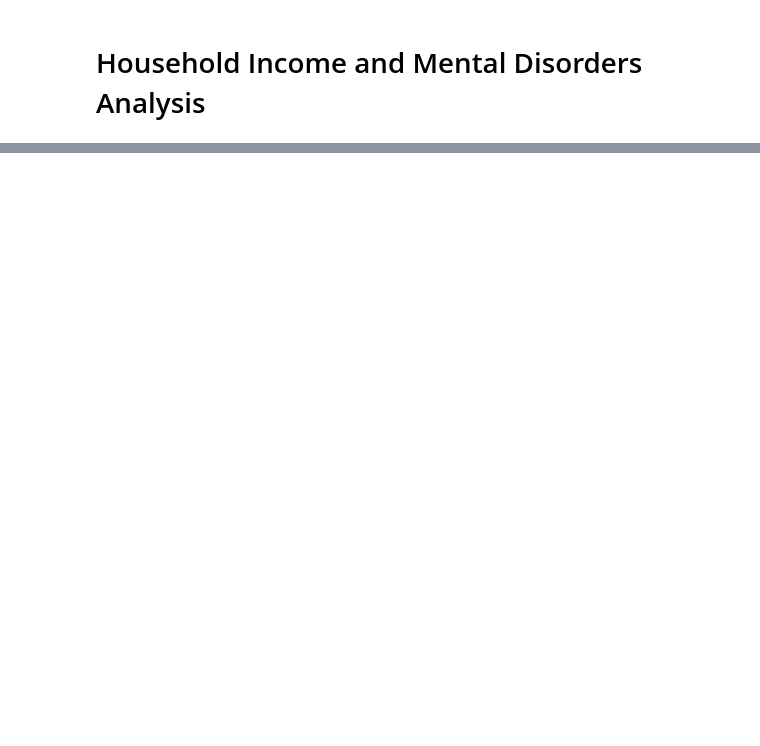
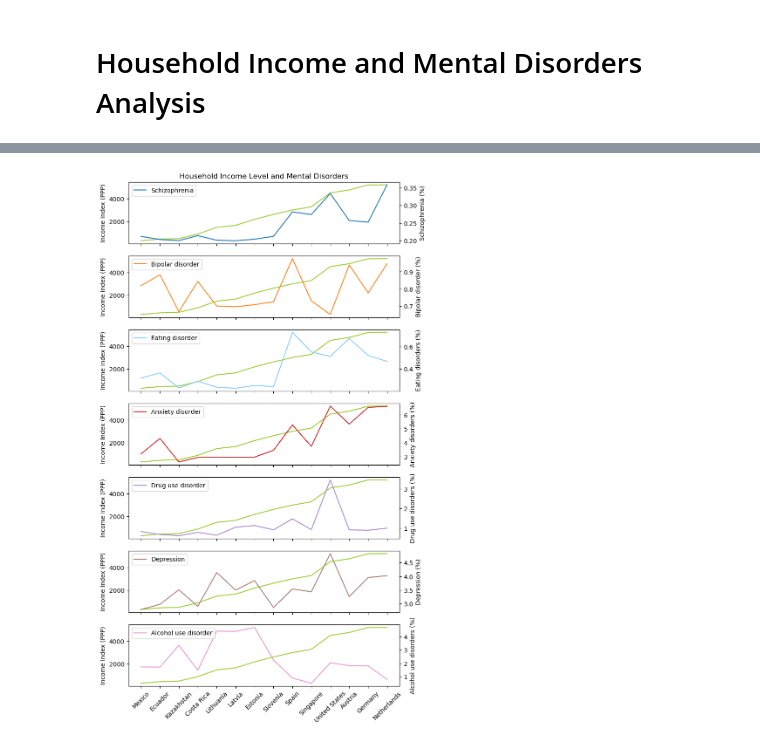
Before and after one commit to kendraliu/Project-One-An-Analysis-of-Suicide-Rate-and-Several-Factors, a Jupyter notebook: Suicide Rates Analysis.ipynb, the cells around one changed output, grey strips where cells are left out. Saved outputs shown, nothing was run; the diff lists cells and outputs as text; code cells hidden in the pictures; blank space fills up the shorter version.

```diff
--- a/Suicide Rates Analysis.ipynb
+++ b/Suicide Rates Analysis.ipynb
@@ -1276,0 +1314,5 @@ mentaldisorder
+# %%
+income_mental_disorder = pd.merge(comparison, mentaldisorder, on="country", how="left")
+income_mental_disorder = income_mental_disorder.dropna()
+income_mental_disorder = income_mental_disorder.reset_index(drop=True)
+income_mental_disorder
@@ -1276,0 +1351,5 @@ mentaldisorder
+# %%
+income_mental_disorder["Schizophrenia (%)"] = income_mental_disorder["Schizophrenia (%)"].astype(float)
+income_mental_disorder["Bipolar disorder (%)"] = income_mental_disorder["Bipolar disorder (%)"].astype(float)
+income_mental_disorder["Eating disorders (%)"] = income_mental_disorder["Eating disorders (%)"].astype(float)
+income_mental_disorder.dtypes
@@ -1276,0 +1369,4 @@ mentaldisorder
+# %%
+income_mental_disorder = income_mental_disorder
+income_mental_disorder = income_mental_disorder.drop(["Suicide rate", "# Suicides Per 100k People"], axis=1)
+income_mental_disorder
@@ -1277,2 +1389,8 @@ mentaldisorder
 # %% [markdown]
 # Household Income and Mental Disorders Analysis
+# %%
+#set the number of x ticks
+xaxis = []
+for i in range (14):
+    xaxis.append(i)
+xaxis
@@ -1278,0 +1401,71 @@ mentaldisorder
+# %%
+fig, (fig1, fig3, fig5, fig7, fig9, fig11, fig13) = plt.subplots(7, sharex=True, sharey=True, figsize=(8, 15))
+
+fig1.plot(income_mental_disorder["U.S. dollars"], color="yellowgreen")
+fig1.set_xticks(xaxis)
+fig1.set_xticklabels(income_mental_disorder["country"], rotation = 45)
+fig1.set_ylabel("Income Index (PPP)")
+fig2 = fig1.twinx()
+fig2.set_ylabel("Schizophrenia (%)")
+fig2.plot(income_mental_disorder["Schizophrenia (%)"])
+plt.title("Household Income Level and Mental Disorders")
+plt.legend(["Schizophrenia"], loc="best")
+
+fig3.plot(income_mental_disorder["U.S. dollars"], color="yellowgreen")
+fig3.set_xticks(xaxis)
+fig3.set_xticklabels(income_mental_disorder["country"], rotation = 45)
+fig3.set_ylabel("Income Index (PPP)")
+fig4 = fig3.twinx()
+fig4.set_ylabel("Bipolar disorder (%)")
+fig4.plot(income_mental_disorder["Bipolar disorder (%)"], color="#FF831B")
+plt.legend(['Bipolar disorder'], loc="best")
+
+fig5.plot(income_mental_disorder["U.S. dollars"], color="yellowgreen")
+fig5.set_xticks(xaxis)
+fig5.set_xticklabels(income_mental_disorder["country"], rotation = 45)
+fig5.set_ylabel("Income Index (PPP)")
+fig6 = fig5.twinx()
+fig6.set_ylabel("Eating disorders (%)")
+fig6.plot(income_mental_disorder["Eating disorders (%)"], color="lightskyblue")
+plt.legend(['Eating disorder'], loc="best")
+
+fig7.plot(income_mental_disorder["U.S. dollars"], color="yellowgreen")
+fig7.set_xticks(xaxis)
+fig7.set_xticklabels(income_mental_disorder["country"], rotation = 45)
+fig7.set_ylabel("Income Index (PPP)")
+fig8 = fig7.twinx()
+fig8.set_ylabel("Anxiety disorders (%)")
+fig8.plot(income_mental_disorder["Anxiety disorders (%)"], color="#D62727")
+plt.legend(['Anxiety disorder'], loc="best")
+
+fig9.plot(income_mental_disorder["U.S. dollars"], color="yellowgreen")
+fig9.set_xticks(xaxis)
+fig9.set_xticklabels(income_mental_disorder["country"], rotation = 45)
+fig9.set_ylabel("Income Index (PPP)")
+fig10 = fig9.twinx()
+fig10.set_ylabel("Drug use disorders (%)")
+fig10.plot(income_mental_disorder["Drug use disorders (%)"], color="#AD8BCD")
+plt.legend(['Drug use disorder'], loc="best")
+
+fig11.plot(income_mental_disorder["U.S. dollars"], color="yellowgreen")
+fig11.set_xticks(xaxis)
+fig11.set_xticklabels(income_mental_disorder["country"], rotation = 45)
+fig11.set_ylabel("Income Index (PPP)")
+fig12 = fig11.twinx()
+fig12.set_ylabel("Depression (%)")
+fig12.plot(income_mental_disorder["Depression (%)"], color="#A77E76")
+plt.legend(['Depression'], loc="upper left")
+
+fig13.plot(income_mental_disorder["U.S. dollars"], color="yellowgreen")
+fig13.set_xticks(xaxis)
+fig13.set_xticklabels(income_mental_disorder["country"], rotation = 45)
+fig13.set_ylabel("Income Index (PPP)")
+fig14 = fig13.twinx()
+fig14.set_ylabel("Alcohol use disorders (%)")
+fig14.plot(income_mental_disorder["Alcohol use disorders (%)"], color="#EB98D0")
+plt.legend(['Alcohol use disorder'], loc="upper left")
+
+#plt.savefig("Household Income Level and Mental Disorders.png")
+plt.show()
+# %% [output]
+[figure, added]
```
Also changed, not shown: parts of 14 cells of this notebook, 8 other files.
